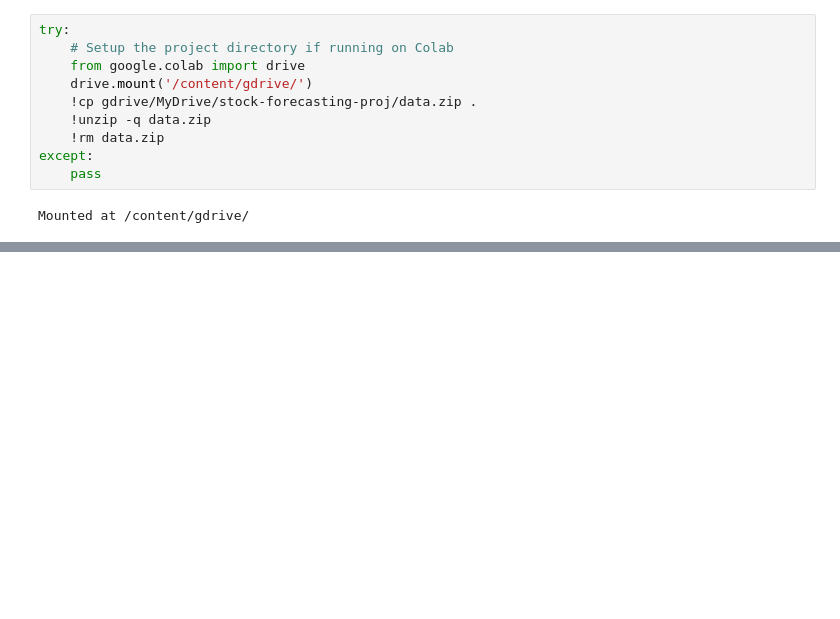
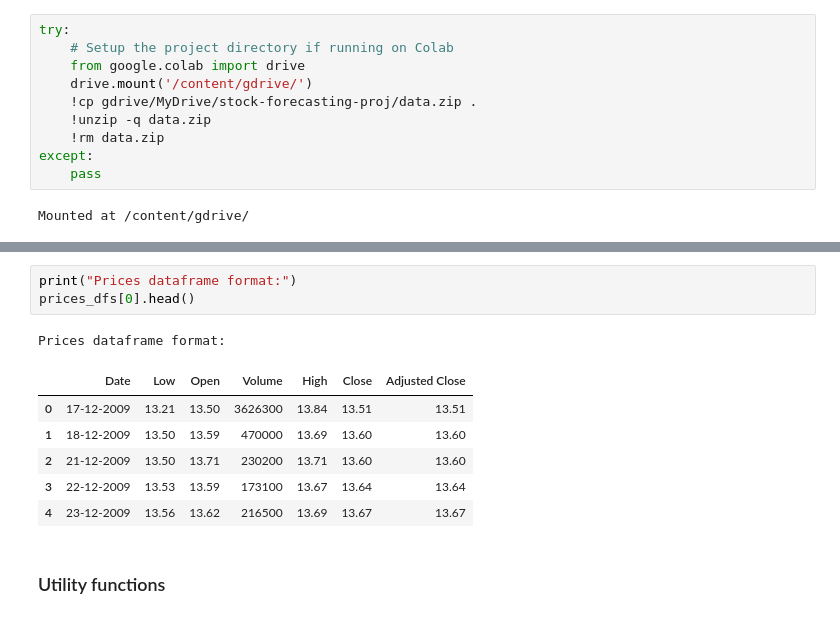
Before and after one commit to LeonardoEmili/stock-price-forecasting, a Jupyter notebook: forecasting.ipynb, the cells around one changed output, grey strips where cells are left out. Drawn from its saved outputs; the diff is of its cells as text; blank space fills up the shorter version.

```diff
--- a/forecasting.ipynb
+++ b/forecasting.ipynb
@@ -64,0 +59,13 @@ Prices dataframe format:
+# %%
+print("Prices dataframe format:")
+prices_dfs[0].head()
+# %% [output]
+Prices dataframe format:
+|  | Date | Low | Open | Volume | High | Close | Adjusted Close |
+| 0 | 17-12-2009 | 13.21 | 13.50 | 3626300 | 13.84 | 13.51 | 13.51 |
+| 1 | 18-12-2009 | 13.50 | 13.59 | 470000 | 13.69 | 13.60 | 13.60 |
+| 2 | 21-12-2009 | 13.50 | 13.71 | 230200 | 13.71 | 13.60 | 13.60 |
+| 3 | 22-12-2009 | 13.53 | 13.59 | 173100 | 13.67 | 13.64 | 13.64 |
+| 4 | 23-12-2009 | 13.56 | 13.62 | 216500 | 13.69 | 13.67 | 13.67 |
+# %% [markdown]
+### Utility functions
```
Also changed, not shown: parts of 15 cells of this notebook.
